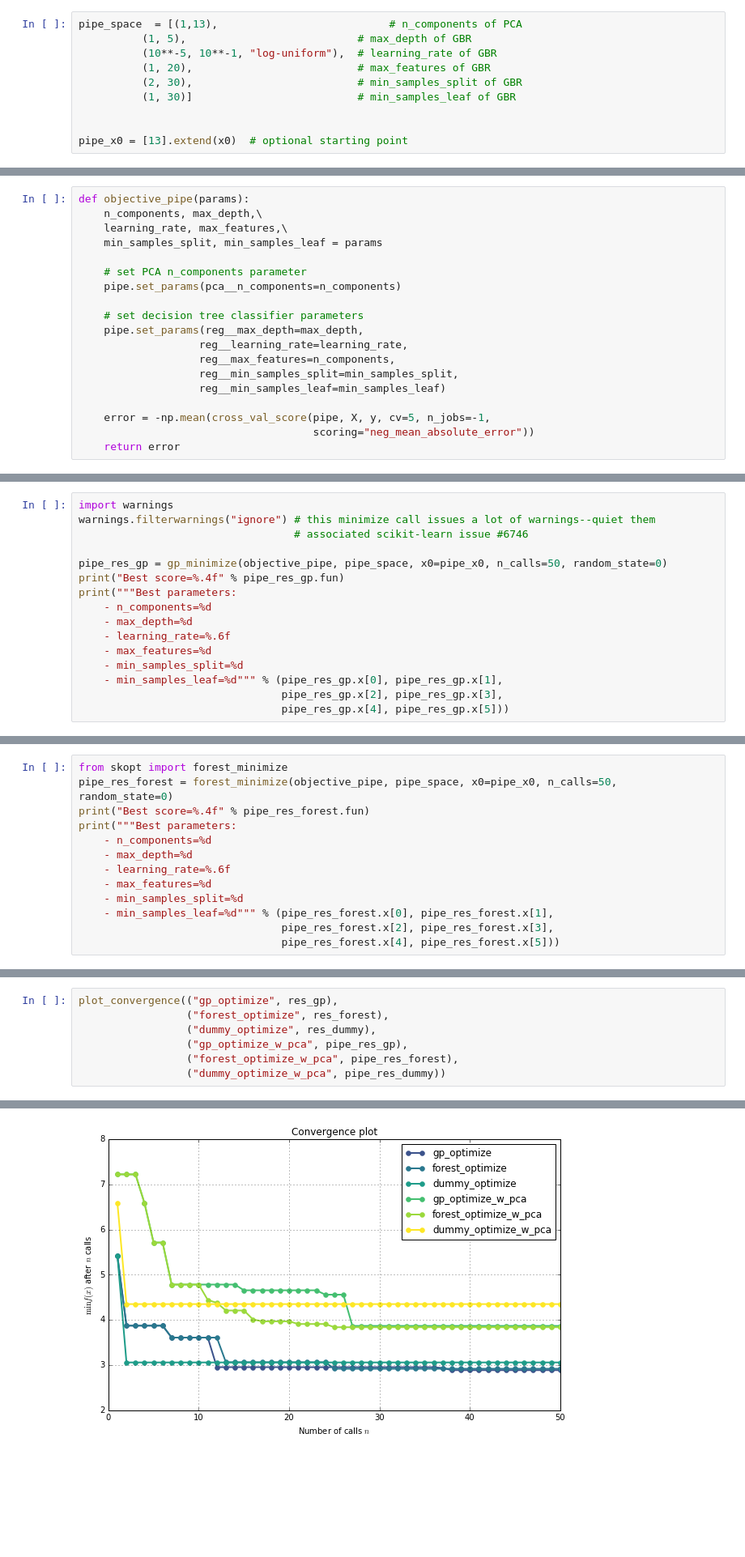
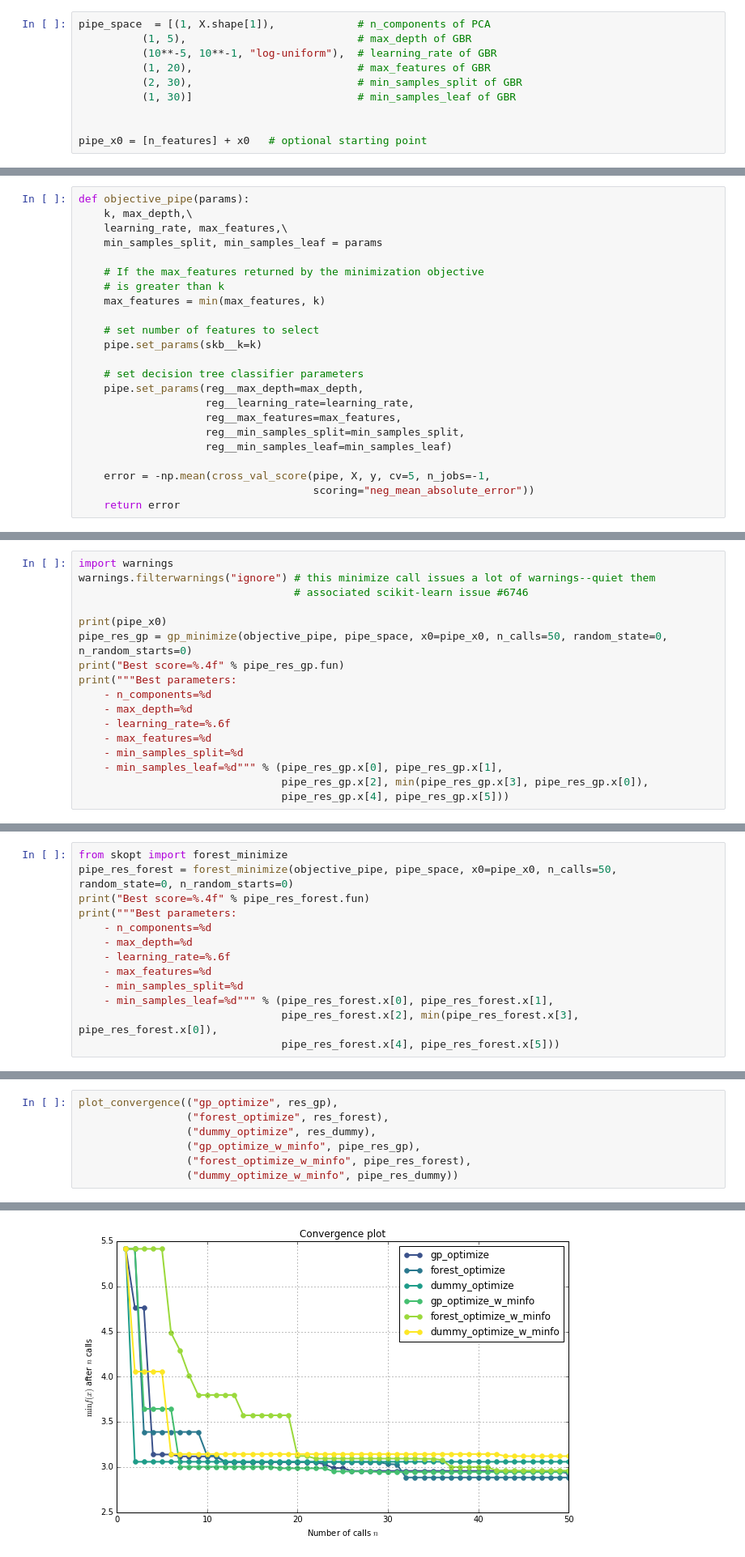
Before and after one commit to scikit-optimize/scikit-optimize, a Jupyter notebook: examples/hyperparameter-optimization.ipynb, the cells around one changed output, grey strips where cells are left out. Shown at 81% size. Cells and saved outputs as stored; diff of their text form; blank space fills up the shorter version.

Commit message:
Improve hyperparameter optimisation objective notebook

```diff
--- a/examples/hyperparameter-optimization.ipynb
+++ b/examples/hyperparameter-optimization.ipynb
@@ -154,7 +158,7 @@ pipe = Pipeline([('pca', pca), ('reg', reg_pipe)])
 Our parameter space has dimensions for the n_components parameter of PCA, as well as several parameters of the decision tree.
 Optionally, we can also define a starting point for the search.
 # %%
-pipe_space  = [(1,13),                           # n_components of PCA
+pipe_space  = [(1, X.shape[1]),             # n_components of PCA
           (1, 5),                           # max_depth of GBR
           (10**-5, 10**-1, "log-uniform"),  # learning_rate of GBR
           (1, 20),                          # max_features of GBR
@@ -162,5 +166,5 @@ pipe_space  = [(1,13),                           # n_components of PCA
           (1, 30)]                          # min_samples_leaf of GBR
 
 
-pipe_x0 = [13].extend(x0)  # optional starting point
+pipe_x0 = [n_features] + x0   # optional starting point
 # %% [markdown]
@@ -168,18 +172,22 @@ The updated objective function (which I've named `objective_pipe`) is very simil
 # %%
 def objective_pipe(params):
-    n_components, max_depth,\
+    k, max_depth,\
     learning_rate, max_features,\
     min_samples_split, min_samples_leaf = params
 
-    # set PCA n_components parameter
-    pipe.set_params(pca__n_components=n_components)
+    # If the max_features returned by the minimization objective
+    # is greater than k
+    max_features = min(max_features, k)
+
+    # set number of features to select
+    pipe.set_params(skb__k=k)
 
     # set decision tree classifier parameters
     pipe.set_params(reg__max_depth=max_depth,
-                   reg__learning_rate=learning_rate,
-                   reg__max_features=n_components,
-                   reg__min_samples_split=min_samples_split,
-                   reg__min_samples_leaf=min_samples_leaf)
+                    reg__learning_rate=learning_rate,
+                    reg__max_features=max_features,
+                    reg__min_samples_split=min_samples_split,
+                    reg__min_samples_leaf=min_samples_leaf)
 
     error = -np.mean(cross_val_score(pipe, X, y, cv=5, n_jobs=-1,
                                      scoring="neg_mean_absolute_error"))
@@ -193,7 +201,8 @@ import warnings
 warnings.filterwarnings("ignore") # this minimize call issues a lot of warnings--quiet them
                                   # associated scikit-learn issue #6746
 
-pipe_res_gp = gp_minimize(objective_pipe, pipe_space, x0=pipe_x0, n_calls=50, random_state=0)
+print(pipe_x0)
+pipe_res_gp = gp_minimize(objective_pipe, pipe_space, x0=pipe_x0, n_calls=50, random_state=0, n_random_starts=0)
 print("Best score=%.4f" % pipe_res_gp.fun)
 print("""Best parameters:
     - n_components=%d
@@ -202,6 +211,6 @@ print("""Best parameters:
     - max_features=%d
     - min_samples_split=%d
     - min_samples_leaf=%d""" % (pipe_res_gp.x[0], pipe_res_gp.x[1],
-                                pipe_res_gp.x[2], pipe_res_gp.x[3],
+                                pipe_res_gp.x[2], min(pipe_res_gp.x[3], pipe_res_gp.x[0]),
                                 pipe_res_gp.x[4], pipe_res_gp.x[5]))
 # %% [output]
@@ -239,6 +249,6 @@ Best parameters:
 # %%
 from skopt import forest_minimize
-pipe_res_forest = forest_minimize(objective_pipe, pipe_space, x0=pipe_x0, n_calls=50, random_state=0)
+pipe_res_forest = forest_minimize(objective_pipe, pipe_space, x0=pipe_x0, n_calls=50, random_state=0, n_random_starts=0)
 print("Best score=%.4f" % pipe_res_forest.fun)
 print("""Best parameters:
     - n_components=%d
@@ -247,6 +257,6 @@ print("""Best parameters:
     - max_features=%d
     - min_samples_split=%d
     - min_samples_leaf=%d""" % (pipe_res_forest.x[0], pipe_res_forest.x[1],
-                                pipe_res_forest.x[2], pipe_res_forest.x[3],
+                                pipe_res_forest.x[2], min(pipe_res_forest.x[3], pipe_res_forest.x[0]),
                                 pipe_res_forest.x[4], pipe_res_forest.x[5]))
 # %% [output]
@@ -261,10 +271,10 @@ Best parameters:
 # %%
 plot_convergence(("gp_optimize", res_gp),
                  ("forest_optimize", res_forest),
                  ("dummy_optimize", res_dummy),
-                 ("gp_optimize_w_pca", pipe_res_gp),
-                 ("forest_optimize_w_pca", pipe_res_forest),
-                 ("dummy_optimize_w_pca", pipe_res_dummy))
+                 ("gp_optimize_w_minfo", pipe_res_gp),
+                 ("forest_optimize_w_minfo", pipe_res_forest),
+                 ("dummy_optimize_w_minfo", pipe_res_dummy))
 # %% [output]
 <matplotlib.axes._subplots.AxesSubplot at 0x...>
-[figure, old version]
+[figure, new version]
```
Also changed, not shown: parts of 15 cells of this notebook.
